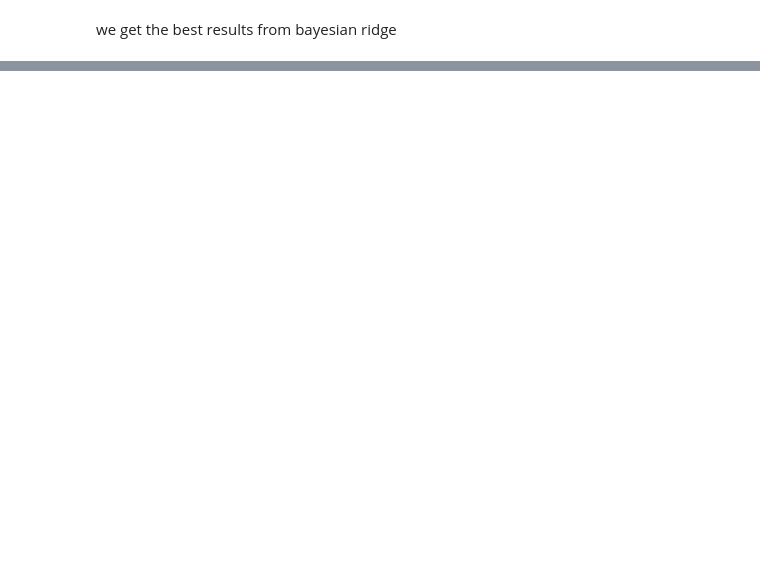
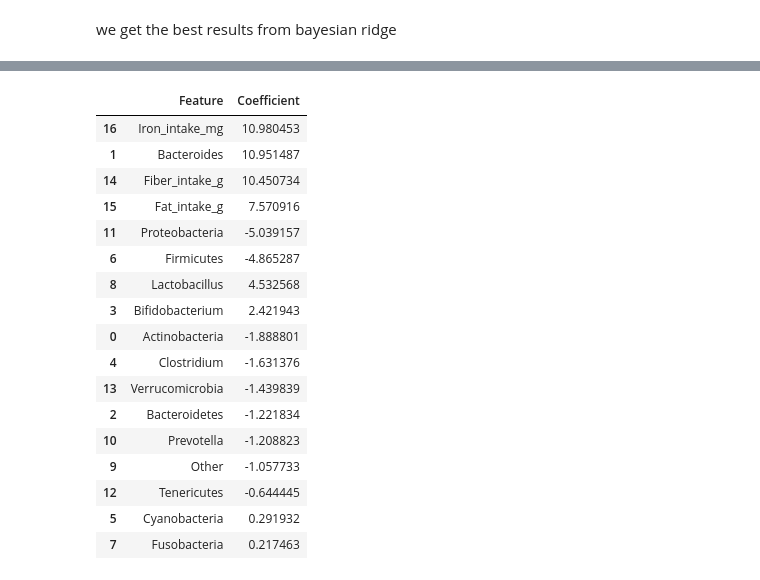
Before and after one commit to mariaponomarova/ML_project, a Jupyter notebook: experiments.ipynb, the cells around one changed output, grey strips where cells are left out. Saved outputs shown, nothing was run; the diff lists cells and outputs as text; code cells hidden in the pictures; blank space fills up the shorter version.

```diff
--- a/experiments.ipynb
+++ b/experiments.ipynb
@@ -204,0 +217,27 @@ MSE: 551.6705663577137
+# %%
+model = final_pipeline.named_steps['bayesianridge']
+coef_df = pd.DataFrame({
+    "Feature": X.columns,
+    "Coefficient": model.coef_
+}).sort_values(by="Coefficient", key=abs, ascending=False)
+
+coef_df
+# %% [output]
+|  | Feature | Coefficient |
+| 16 | Iron_intake_mg | 10.980453 |
+| 1 | Bacteroides | 10.951487 |
+| 14 | Fiber_intake_g | 10.450734 |
+| 15 | Fat_intake_g | 7.570916 |
+| 11 | Proteobacteria | -5.039157 |
+| 6 | Firmicutes | -4.865287 |
+| 8 | Lactobacillus | 4.532568 |
+| 3 | Bifidobacterium | 2.421943 |
+| 0 | Actinobacteria | -1.888801 |
+| 4 | Clostridium | -1.631376 |
+| 13 | Verrucomicrobia | -1.439839 |
+| 2 | Bacteroidetes | -1.221834 |
+| 10 | Prevotella | -1.208823 |
+| 9 | Other | -1.057733 |
+| 12 | Tenericutes | -0.644445 |
+| 5 | Cyanobacteria | 0.291932 |
+| 7 | Fusobacteria | 0.217463 |
```
Also changed, not shown: parts of 28 cells of this notebook, 3 other files.
